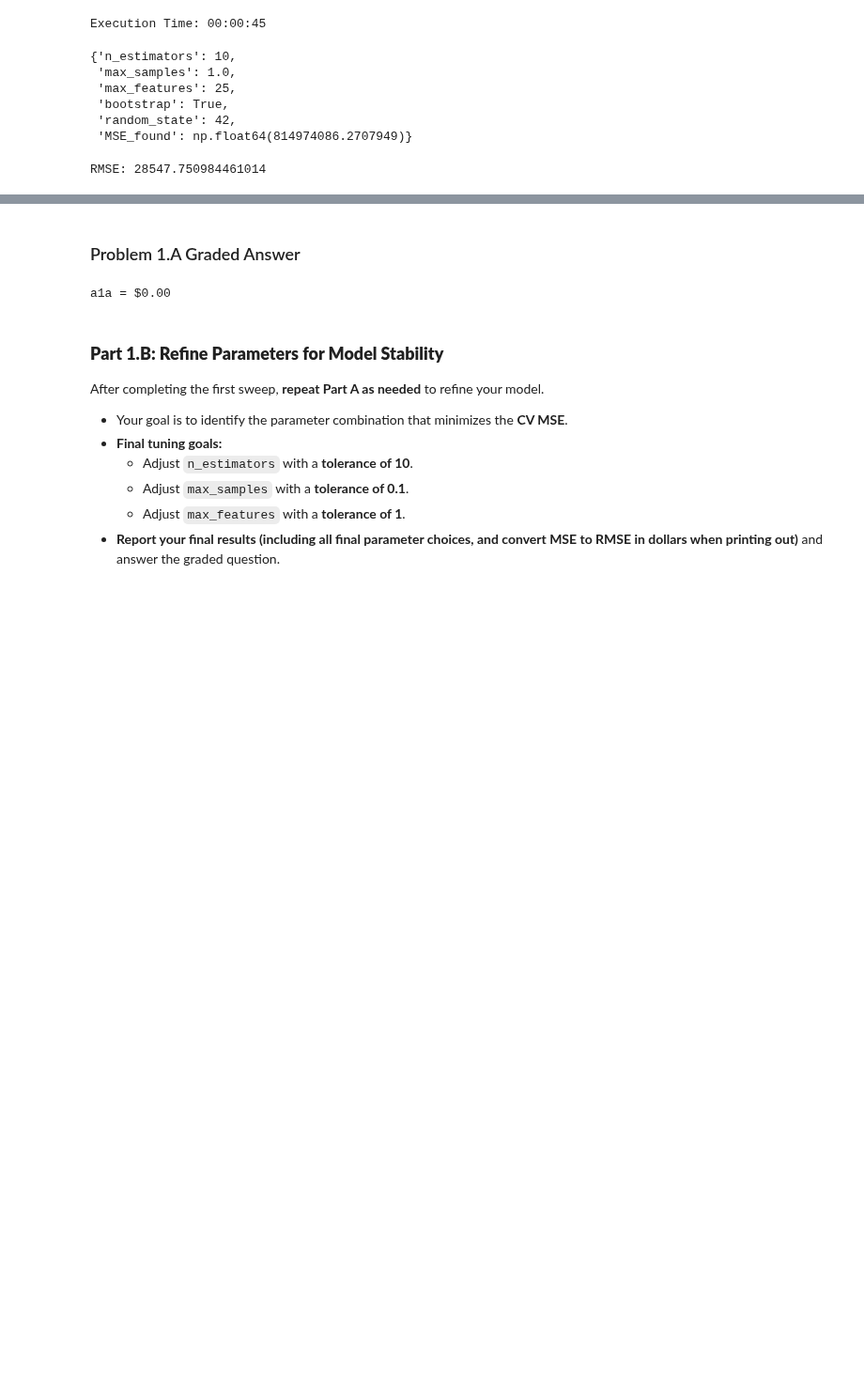
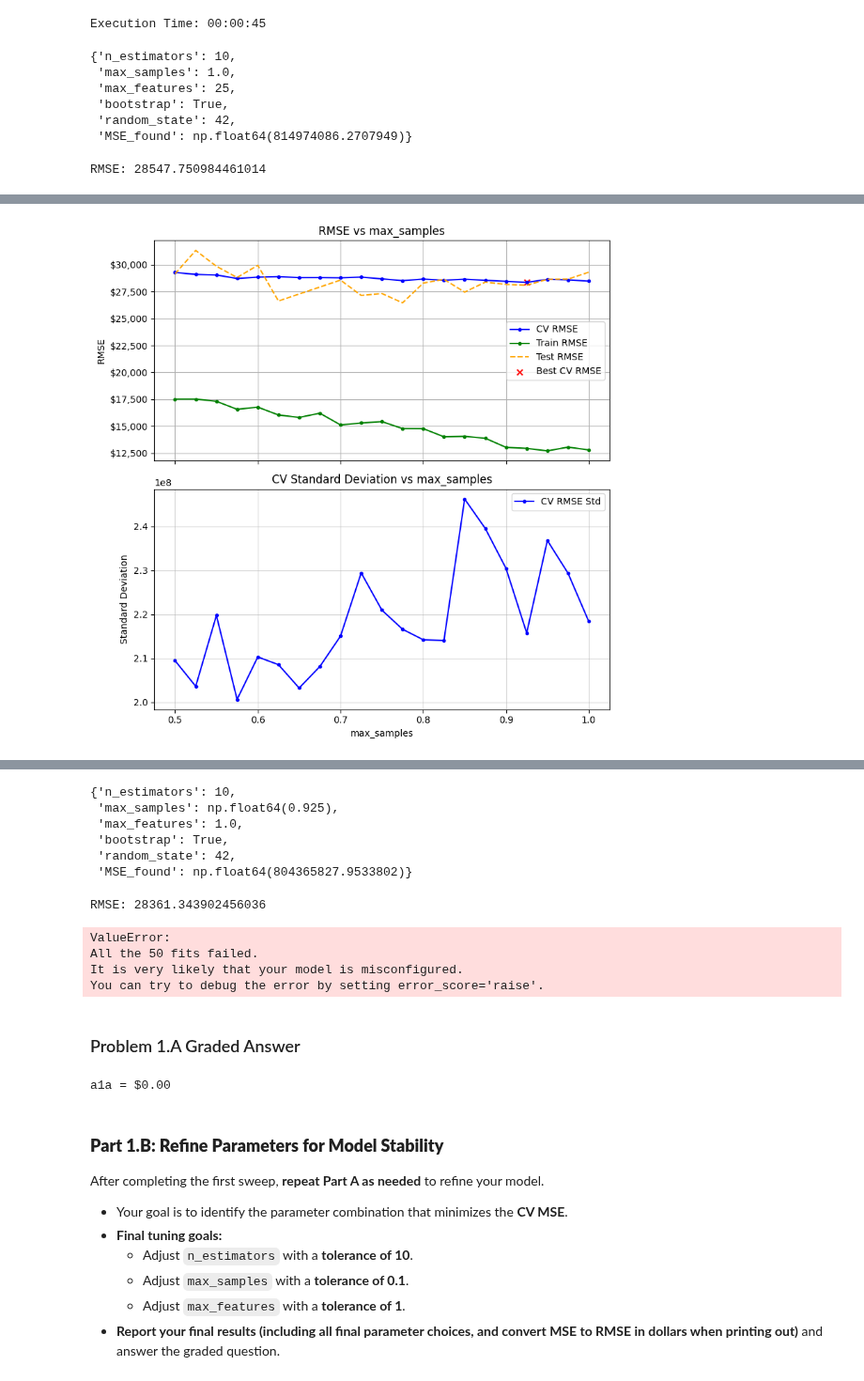
Before and after one commit to waysnyder/Module-3-Assignments, a Jupyter notebook: Homework_07.ipynb, the cells around one changed output, grey strips where cells are left out. Shown at 94% size. Drawn from its saved outputs; the diff is of its cells as text; code cells hidden in the pictures; blank space fills up the shorter version.

```diff
--- a/Homework_07.ipynb
+++ b/Homework_07.ipynb
@@ -440,0 +470,4 @@ RMSE: 28547.750984461014
+# %%
+sweep_parameter( model= BaggingRegressor, Parameters=Default_Parameters_Bagging, parameter_list =  np.linspace(0.5,1.0,21), param='max_samples')
+# %% [output]
+[figure, added]
@@ -440,0 +475,11 @@ RMSE: 28547.750984461014
+{'n_estimators': 10,
+ 'max_samples': np.float64(0.925),
+ 'max_features': 1.0,
+ 'bootstrap': True,
+ 'random_state': 42,
+ 'MSE_found': np.float64(804365827.9533802)}
+# %%
+RMSE = np.sqrt(804365827.9533802)
+print(f"RMSE: {RMSE}")
+# %% [output]
+RMSE: 28361.343902456036
@@ -441,3 +497,10 @@ RMSE: 28547.750984461014
+# %%
+sweep_parameter( model= BaggingRegressor, Parameters=Default_Parameters_Bagging, parameter_list =  np.linspace(0.5,1.0,21), param='max_samples')
+# %% [output]
+ValueError:
+All the 50 fits failed.
+It is very likely that your model is misconfigured.
+You can try to debug the error by setting error_score='raise'.
 # %% [markdown]
 ### Problem 1.A Graded Answer
 # %%
```
Also changed, not shown: parts of 7 cells of this notebook.
